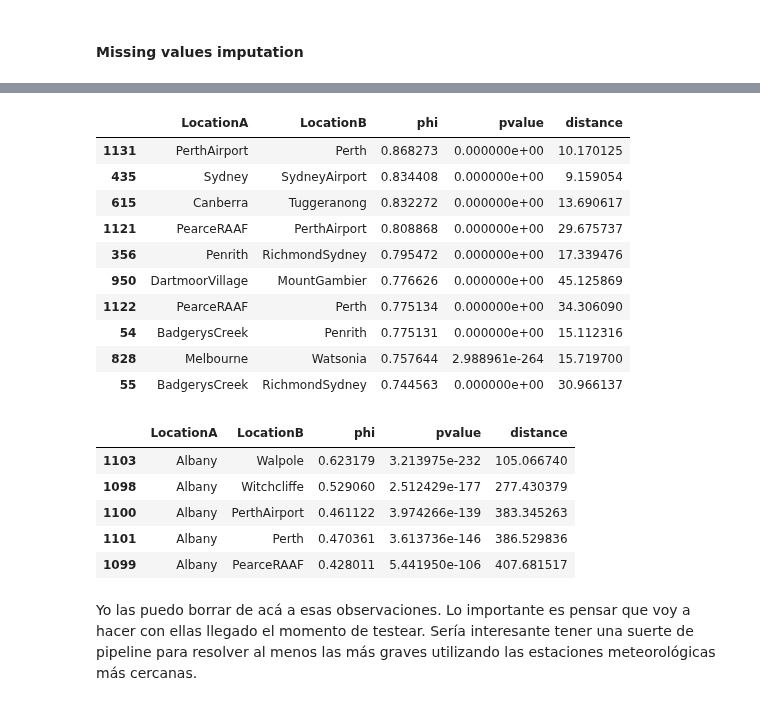
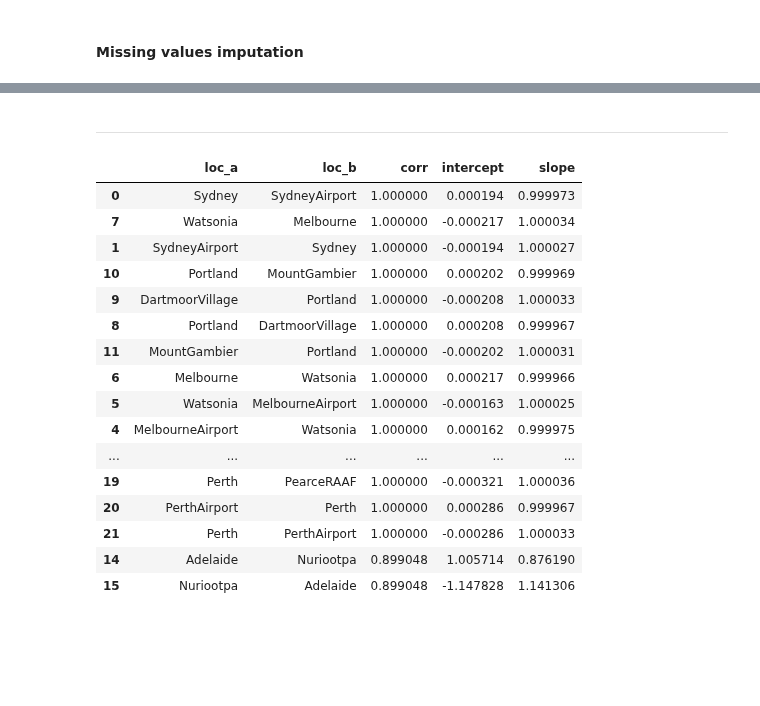
Before and after one commit to jcruz-ferreyra/aprMaqI_CEIA, a Jupyter notebook: TP/source/train_test_model.ipynb, the cells around one changed output, grey strips where cells are left out. Saved outputs shown, nothing was run; the diff lists cells and outputs as text; code cells hidden in the pictures; blank space fills up the shorter version.

```diff
--- a/TP/source/train_test_model.ipynb
+++ b/TP/source/train_test_model.ipynb
@@ -326,18 +266,0 @@ df_location_pairs["distance"] = distance_ab / 1000 # distance in kilometers
-# %%
-locations = df["Location"].unique()
-location_pairs = list(combinations(locations, 2))
-
-df_location_pairs = pd.DataFrame(location_pairs, columns=['LocationA', 'LocationB'])
-df_location_pairs['phi'] = np.nan
-df_location_pairs['pvalue'] = np.nan
-
-for index, row in df_location_pairs.iterrows():
-    loc1, loc2 = row['LocationA'], row['LocationB']
-    df_pair = df[df['Location'].isin([loc1, loc2])]
-    df_pivot = df_pair.pivot(index='Date', columns='Location', values='RainToday').dropna()
-
-    if not df_pivot.empty:
-        confusion_matrix = pd.crosstab(df_pivot[loc1], df_pivot[loc2])
-        phi, pvalue = utils.phi_coefficient(confusion_matrix.values)
-        df_location_pairs.at[index, 'phi'] = phi
-        df_location_pairs.at[index, 'pvalue'] = pvalue
@@ -366,28 +266,0 @@ df_location_pairs["distance"] = distance_ab / 1000 # distance in kilometers
-# %%
-filt = df_location_a
-# %% [output]
-|  | LocationA | LocationB | phi | pvalue | distance |
-| 1131 | PerthAirport | Perth | 0.868273 | 0.000000e+00 | 10.170125 |
-| 435 | Sydney | SydneyAirport | 0.834408 | 0.000000e+00 | 9.159054 |
-| 615 | Canberra | Tuggeranong | 0.832272 | 0.000000e+00 | 13.690617 |
-| 1121 | PearceRAAF | PerthAirport | 0.808868 | 0.000000e+00 | 29.675737 |
-| 356 | Penrith | RichmondSydney | 0.795472 | 0.000000e+00 | 17.339476 |
-| 950 | DartmoorVillage | MountGambier | 0.776626 | 0.000000e+00 | 45.125869 |
-| 1122 | PearceRAAF | Perth | 0.775134 | 0.000000e+00 | 34.306090 |
-| 54 | BadgerysCreek | Penrith | 0.775131 | 0.000000e+00 | 15.112316 |
-| 828 | Melbourne | Watsonia | 0.757644 | 2.988961e-264 | 15.719700 |
-| 55 | BadgerysCreek | RichmondSydney | 0.744563 | 0.000000e+00 | 30.966137 |
-# %%
-loc  = "Albany"
-
-filt = (df_location_pairs["LocationA"]==loc) | (df_location_pairs["LocationB"]==loc)
-df_location_pairs.loc[filt, :].sort_values(by="distance").head()
-# %% [output]
-|  | LocationA | LocationB | phi | pvalue | distance |
-| 1103 | Albany | Walpole | 0.623179 | 3.213975e-232 | 105.066740 |
-| 1098 | Albany | Witchcliffe | 0.529060 | 2.512429e-177 | 277.430379 |
-| 1100 | Albany | PerthAirport | 0.461122 | 3.974266e-139 | 383.345263 |
-| 1101 | Albany | Perth | 0.470361 | 3.613736e-146 | 386.529836 |
-| 1099 | Albany | PearceRAAF | 0.428011 | 5.441950e-106 | 407.681517 |
-# %% [markdown]
-Yo las puedo borrar de acá a esas observaciones. Lo importante es pensar que voy a hacer con ellas llegado el momento de testear. Sería interesante tener una suerte de pipeline para resolver al menos las más graves utilizando las estaciones meteorológicas más cercanas.
@@ -393,0 +315,23 @@ Yo las puedo borrar de acá a esas observaciones. Lo importante es pensar que vo
+# %% [markdown]
+---
+# %%
+feature = "Sunshine"
+spatial_correlations[feature].sort_values(by="corr", ascending=False)
+# %% [output]
+|  | loc_a | loc_b | corr | intercept | slope |
+| 0 | Sydney | SydneyAirport | 1.000000 | 0.000194 | 0.999973 |
+| 7 | Watsonia | Melbourne | 1.000000 | -0.000217 | 1.000034 |
+| 1 | SydneyAirport | Sydney | 1.000000 | -0.000194 | 1.000027 |
+| 10 | Portland | MountGambier | 1.000000 | 0.000202 | 0.999969 |
+| 9 | DartmoorVillage | Portland | 1.000000 | -0.000208 | 1.000033 |
+| 8 | Portland | DartmoorVillage | 1.000000 | 0.000208 | 0.999967 |
+| 11 | MountGambier | Portland | 1.000000 | -0.000202 | 1.000031 |
+| 6 | Melbourne | Watsonia | 1.000000 | 0.000217 | 0.999966 |
+| 5 | Watsonia | MelbourneAirport | 1.000000 | -0.000163 | 1.000025 |
+| 4 | MelbourneAirport | Watsonia | 1.000000 | 0.000162 | 0.999975 |
+| ... | ... | ... | ... | ... | ... |
+| 19 | Perth | PearceRAAF | 1.000000 | -0.000321 | 1.000036 |
+| 20 | PerthAirport | Perth | 1.000000 | 0.000286 | 0.999967 |
+| 21 | Perth | PerthAirport | 1.000000 | -0.000286 | 1.000033 |
+| 14 | Adelaide | Nuriootpa | 0.899048 | 1.005714 | 0.876190 |
+| 15 | Nuriootpa | Adelaide | 0.899048 | -1.147828 | 1.141306 |
```
Also changed, not shown: parts of 23 cells of this notebook, 1 other file.
